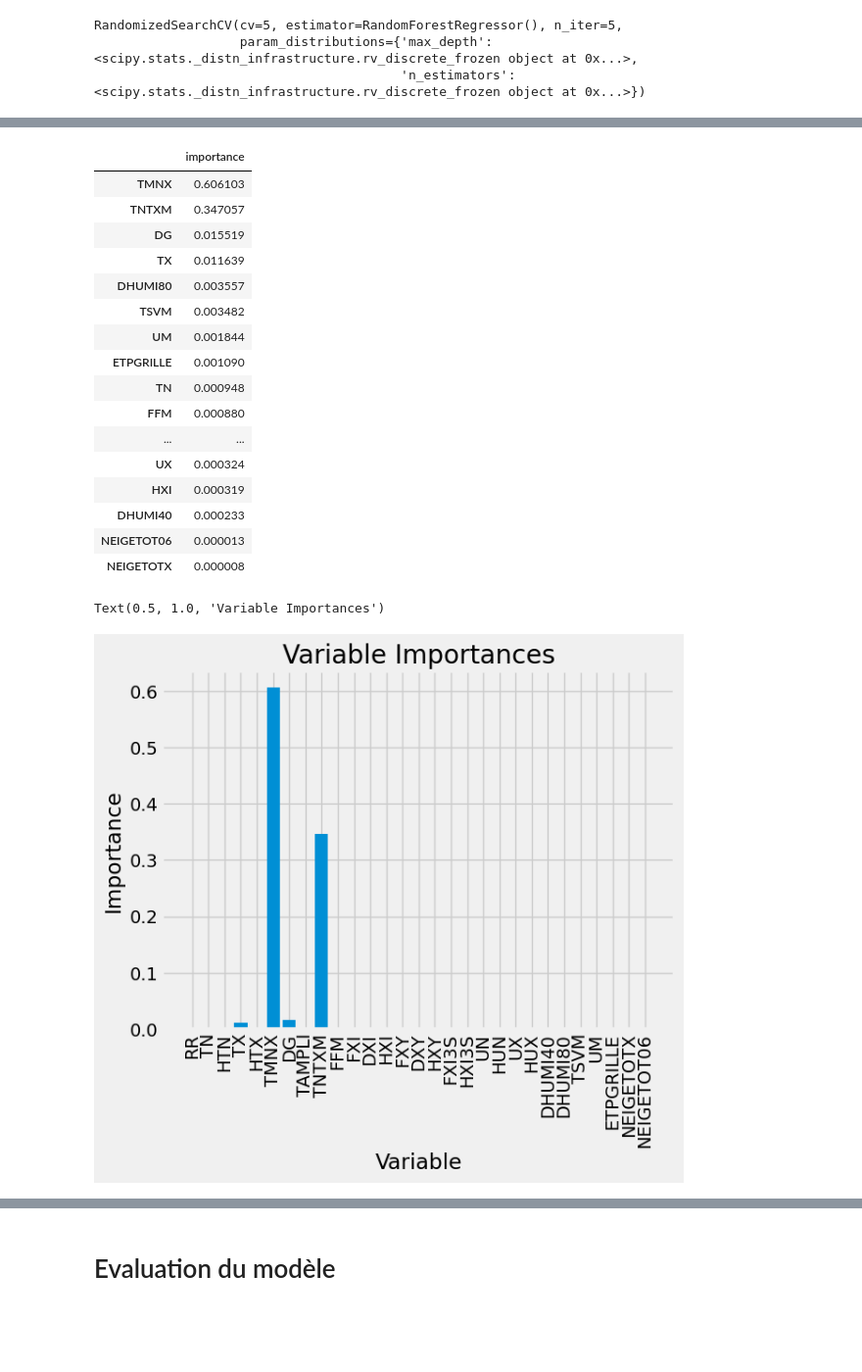
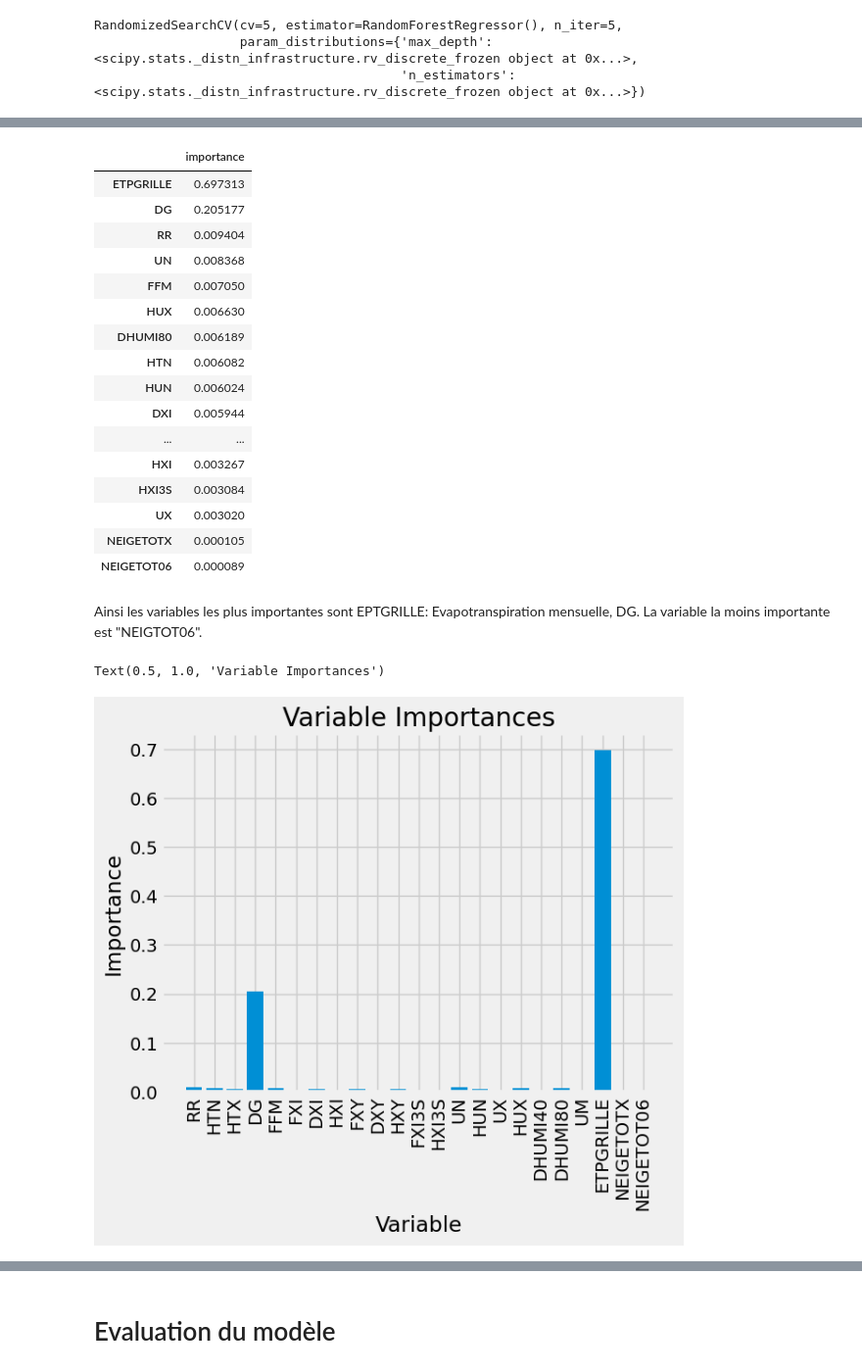
Before and after one commit to laureineCompaore/ProjetPython, a Jupyter notebook: RandomForestLaureine.ipynb, the cells around one changed output, grey strips where cells are left out. Shown: that part at 98% size. Saved outputs shown, nothing was run; the diff lists cells and outputs as text; code cells hidden in the pictures; blank space fills up the shorter version.

```diff
--- a/RandomForestLaureine.ipynb
+++ b/RandomForestLaureine.ipynb
@@ -40 +32,8 @@ TM_test=test['TM']
+# %%
+# On divisie la base train en une partie contenant les variables explicatives et la variable d'interêt et on supprime les variables de températures
+x_train2=train.drop(columns=['TMNX', 'TNTXM','TM',"TX","TN","TAMPLI","TSVM"])
+TM_train=train['TM']
+# On divisie la base test en une partie contenant les variables explicatives et la variable d'interêt
+x_test2=test.drop(columns=['TMNX', 'TNTXM','TM',"TX","TN","TAMPLI","TSVM"])
+TM_test=test['TM']
 # %%
@@ -44,19 +43,19 @@ x_train.shape,x_test.shape,TM_train.shape,TM_test.shape
 # %%
 #recherche des meilleurs paramètres
-param_dist = {'n_estimators': randint(50,500),# il s’agit du nombre d’arbres dans la forêt
-              'max_depth': randint(1,20)}#il s’agit de la profondeur maximale des arbres utilisés (le nombre de niveaux dans l’arbre de décision)
+param_dist = {'n_estimators': f.randint(50,500),# il s’agit du nombre d’arbres dans la forêt
+              'max_depth': f.randint(1,20)}#il s’agit de la profondeur maximale des arbres utilisés (le nombre de niveaux dans l’arbre de décision)
 
 # Creation d'un random forest classifier
-rf = RandomForestRegressor()
+rf = f.RandomForestRegressor()
 
 # Utilisation de random search pour trouver les meilleurs paramètres
-rand_search = RandomizedSearchCV(rf,
+rand_search = f.RandomizedSearchCV(rf,
                                  param_distributions = param_dist,
                                  n_iter=5,
                                  cv=5)
 
-# Fit the random search object to the data
-rand_search.fit(x_train, TM_train)
+# Fit le random search object avec la data
+rand_search.fit(x_train2, TM_train)
 # %% [output]
 RandomizedSearchCV(cv=5, estimator=RandomForestRegressor(), n_iter=5,
                    param_distributions={'max_depth': <scipy.stats._distn_infrastructure.rv_discrete_frozen object at 0x...>,
@@ -72,5 +71,5 @@ Best hyperparameters: {'max_depth': 11, 'n_estimators': 285}
 # %%
 #On réalise ainsi la regression
-rf=RandomForestRegressor(max_depth=19, n_estimators=258)
-rf.fit(x_train, TM_train)
+rf2=f.RandomForestRegressor(max_depth=rand_search.best_params_["max_depth"], n_estimators=rand_search.best_params_["n_estimators"])
+rf2.fit(x_train2, TM_train)
 # %% [output]
@@ -81,44 +81,47 @@ On peut afficher l’importance des variables de notre modèle de forêt aléato
 # %%
-f.pd.DataFrame(rf.feature_importances_,
-              index = x_train.columns,
+# Affficher les futures importance
+
+f.pd.DataFrame(rf2.feature_importances_,
+              index = x_train2.columns,
               columns = ["importance"]).sort_values(
      "importance",
      ascending = False)
 # %% [output]
 |  | importance |
-| TMNX | 0.606103 |
-| TNTXM | 0.347057 |
-| DG | 0.015519 |
-| TX | 0.011639 |
-| DHUMI80 | 0.003557 |
-| TSVM | 0.003482 |
-| UM | 0.001844 |
-| ETPGRILLE | 0.001090 |
-| TN | 0.000948 |
-| FFM | 0.000880 |
+| ETPGRILLE | 0.697313 |
+| DG | 0.205177 |
+| RR | 0.009404 |
+| UN | 0.008368 |
+| FFM | 0.007050 |
+| HUX | 0.006630 |
+| DHUMI80 | 0.006189 |
+| HTN | 0.006082 |
+| HUN | 0.006024 |
+| DXI | 0.005944 |
 | ... | ... |
-| UX | 0.000324 |
-| HXI | 0.000319 |
-| DHUMI40 | 0.000233 |
-| NEIGETOT06 | 0.000013 |
-| NEIGETOTX | 0.000008 |
+| HXI | 0.003267 |
+| HXI3S | 0.003084 |
+| UX | 0.003020 |
+| NEIGETOTX | 0.000105 |
+| NEIGETOT06 | 0.000089 |
+# %% [markdown]
+Ainsi les variables les plus importantes sont EPTGRILLE: Evapotranspiration mensuelle, DG. La variable la moins importante est "NEIGTOT06".
 # %%
-import matplotlib.pyplot as plt
-%matplotlib inline
-
-importances = list(rf.feature_importances_)
-feature_list = list(x_train.columns)
+importances = list(rf2.feature_importances_)
+feature_list = list(x_train2.columns)
 
 # Set the style
-plt.style.use('fivethirtyeight')
+f.plt.style.use('fivethirtyeight')
 # list of x locations for plotting
 x_values = list(range(len(importances)))
 # Make a bar chart
-plt.bar(x_values, importances, orientation = 'vertical')
+f.plt.bar(x_values, importances, orientation = 'vertical')
 # Tick labels for x axis
-plt.xticks(x_values, feature_list, rotation='vertical')
+f.plt.xticks(x_values, feature_list, rotation='vertical')
 # Axis labels and title
-plt.ylabel('Importance'); plt.xlabel('Variable'); plt.title('Variable Importances')
+f.plt.ylabel('Importance')
+f.plt.xlabel('Variable')
+f.plt.title('Variable Importances')
 # %% [output]
 Text(0.5, 1.0, 'Variable Importances')
-[figure, old version]
+[figure, new version]
```
Also changed, not shown: parts of 31 cells of this notebook, 1 other file.
